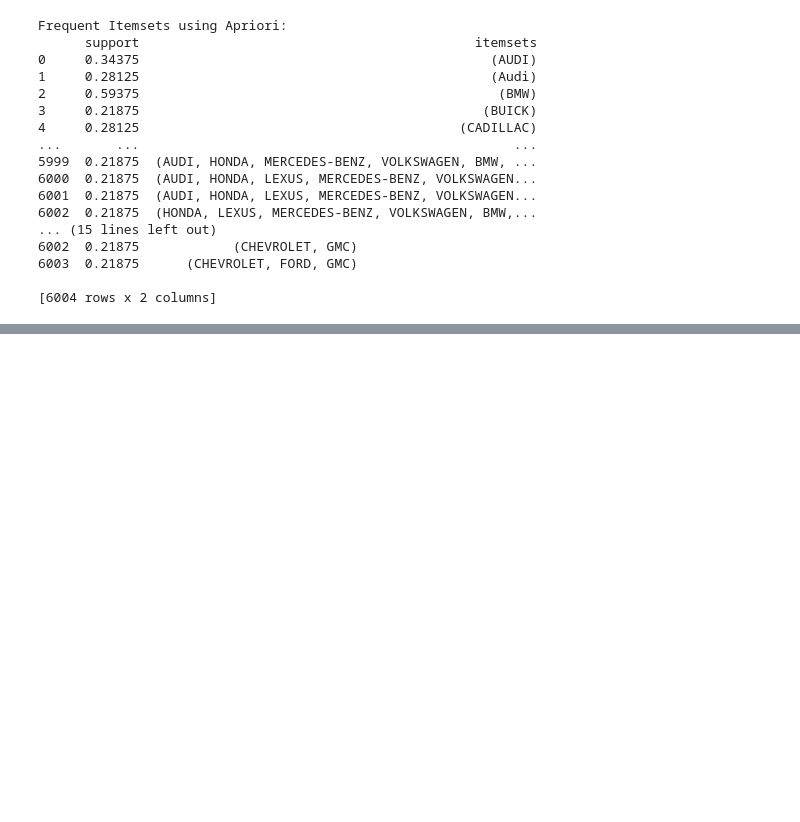
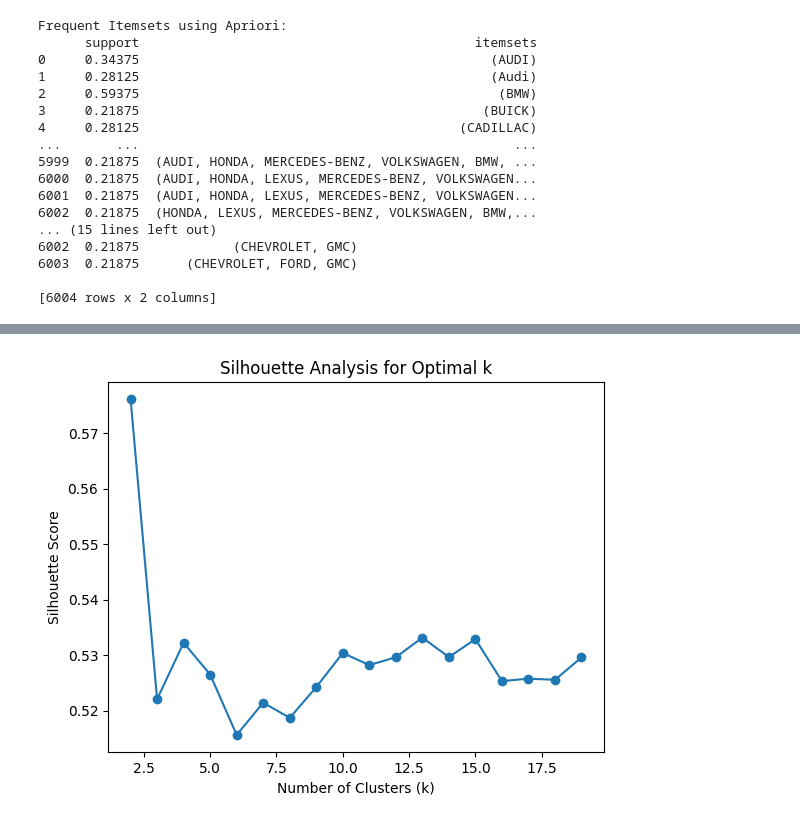
Before and after one commit to Milinda96/UoM_DM_Group_07, a Jupyter notebook: In23_S3_CS5227_DM_Group_7.ipynb, the cells around one changed output, grey strips where cells are left out. Cells and saved outputs as stored; diff of their text form; code cells hidden in the pictures; blank space fills up the shorter version.

```diff
--- a/In23_S3_CS5227_DM_Group_7.ipynb
+++ b/In23_S3_CS5227_DM_Group_7.ipynb
@@ -962,0 +967,5 @@ Lowest fuel efficient vehicle class: Station wagon: Small (lowest make: Kia)
+# %%
+import pandas as pd
+import numpy as np
+
+dataset = pd.read_csv('/content/Fuel_Consumption_2000-2022.csv')
@@ -962,0 +974,10 @@ Lowest fuel efficient vehicle class: Station wagon: Small (lowest make: Kia)
+# %%
+# Isolate relevant columns
+selected_columns = ['YEAR', 'MAKE', 'FUEL', 'FUEL CONSUMPTION']
+
+# Create a new DataFrame with selected columns
+selected_data = dataset[selected_columns]
+
+# Clean the data
+selected_data = selected_data.dropna()  # Drop rows with missing values
+selected_data = selected_data[~selected_data.isin([np.nan, np.inf, -np.inf]).any(1)]  # Remove rows with inf values
@@ -962,0 +986,9 @@ Lowest fuel efficient vehicle class: Station wagon: Small (lowest make: Kia)
+# %%
+from sklearn.preprocessing import StandardScaler
+
+# Feature selection (if necessary)
+selected_features = selected_data[['FUEL CONSUMPTION']]
+
+# Standardization
+scaler = StandardScaler()
+standardized_data = scaler.fit_transform(selected_features)
@@ -962,0 +1006,22 @@ Lowest fuel efficient vehicle class: Station wagon: Small (lowest make: Kia)
+# %%
+from sklearn.cluster import KMeans
+from sklearn.metrics import silhouette_score
+import matplotlib.pyplot as plt
+
+# Try different values of k
+k_values = range(2, 20)
+silhouette_scores = []
+
+for k in k_values:
+    kmeans = KMeans(n_clusters=k,random_state=42)
+    cluster_labels = kmeans.fit_predict(standardized_data)
+    silhouette_scores.append(silhouette_score(standardized_data, cluster_labels))
+
+# Plot silhouette scores
+plt.plot(k_values, silhouette_scores, marker='o')
+plt.xlabel('Number of Clusters (k)')
+plt.ylabel('Silhouette Score')
+plt.title('Silhouette Analysis for Optimal k')
+plt.show()
+# %% [output]
+[figure, added]
```
Also changed, not shown: parts of 15 cells of this notebook.
